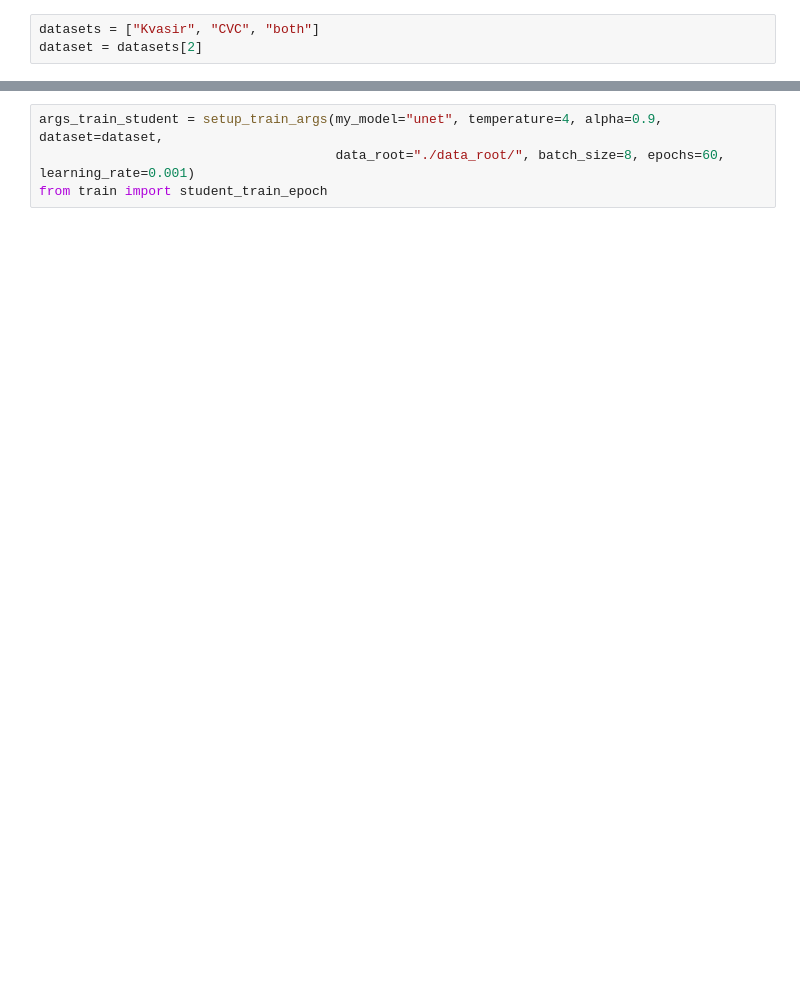
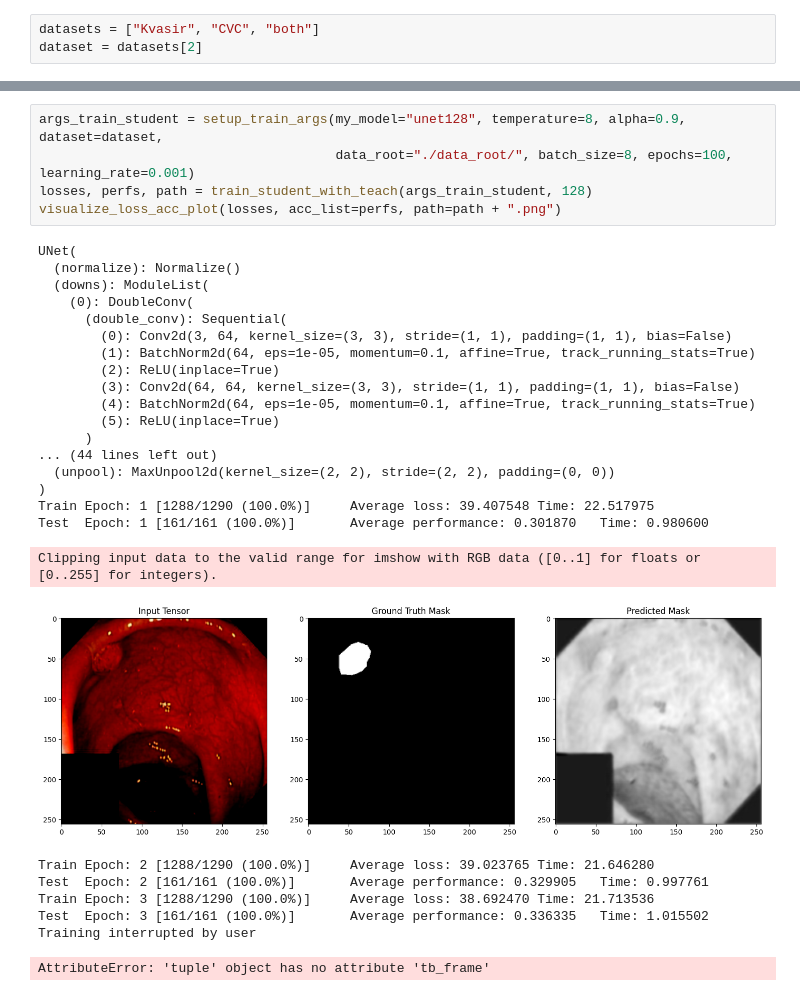
Before and after one commit to rpathak38/StudentTeacher, a Jupyter notebook: student_train_with_teacher.ipynb, the cells around one changed output, grey strips where cells are left out. Cells and saved outputs as stored; diff of their text form; blank space fills up the shorter version.

Commit message:
training results

```diff
--- a/student_train_with_teacher.ipynb
+++ b/student_train_with_teacher.ipynb
@@ -16,4 +85,31 @@ dataset = datasets[2]
 # %%
-args_train_student = setup_train_args(my_model="unet", temperature=4, alpha=0.9, dataset=dataset,
-                                      data_root="./data_root/", batch_size=8, epochs=60, learning_rate=0.001)
-from train import student_train_epoch
+args_train_student = setup_train_args(my_model="unet128", temperature=8, alpha=0.9, dataset=dataset,
+                                      data_root="./data_root/", batch_size=8, epochs=100, learning_rate=0.001)
+losses, perfs, path = train_student_with_teach(args_train_student, 128)
+visualize_loss_acc_plot(losses, acc_list=perfs, path=path + ".png")
+# %% [output]
+UNet(
+  (normalize): Normalize()
+  (downs): ModuleList(
+    (0): DoubleConv(
+      (double_conv): Sequential(
+        (0): Conv2d(3, 64, kernel_size=(3, 3), stride=(1, 1), padding=(1, 1), bias=False)
+        (1): BatchNorm2d(64, eps=1e-05, momentum=0.1, affine=True, track_running_stats=True)
+        (2): ReLU(inplace=True)
+        (3): Conv2d(64, 64, kernel_size=(3, 3), stride=(1, 1), padding=(1, 1), bias=False)
+        (4): BatchNorm2d(64, eps=1e-05, momentum=0.1, affine=True, track_running_stats=True)
+        (5): ReLU(inplace=True)
+      )
+... (44 lines left out)
+  (unpool): MaxUnpool2d(kernel_size=(2, 2), stride=(2, 2), padding=(0, 0))
+)
+Train Epoch: 1 [1288/1290 (100.0%)]     Average loss: 39.407548 Time: 22.517975
+Test  Epoch: 1 [161/161 (100.0%)]       Average performance: 0.301870   Time: 0.980600
+Clipping input data to the valid range for imshow with RGB data ([0..1] for floats or [0..255] for integers).
+[figure, added]
+Train Epoch: 2 [1288/1290 (100.0%)]     Average loss: 39.023765 Time: 21.646280
+Test  Epoch: 2 [161/161 (100.0%)]       Average performance: 0.329905   Time: 0.997761
+Train Epoch: 3 [1288/1290 (100.0%)]     Average loss: 38.692470 Time: 21.713536
+Test  Epoch: 3 [161/161 (100.0%)]       Average performance: 0.336335   Time: 1.015502
+Training interrupted by user
+AttributeError: 'tuple' object has no attribute 'tb_frame'
```
Also changed, not shown: parts of 16 cells of this notebook, 20 other files.
